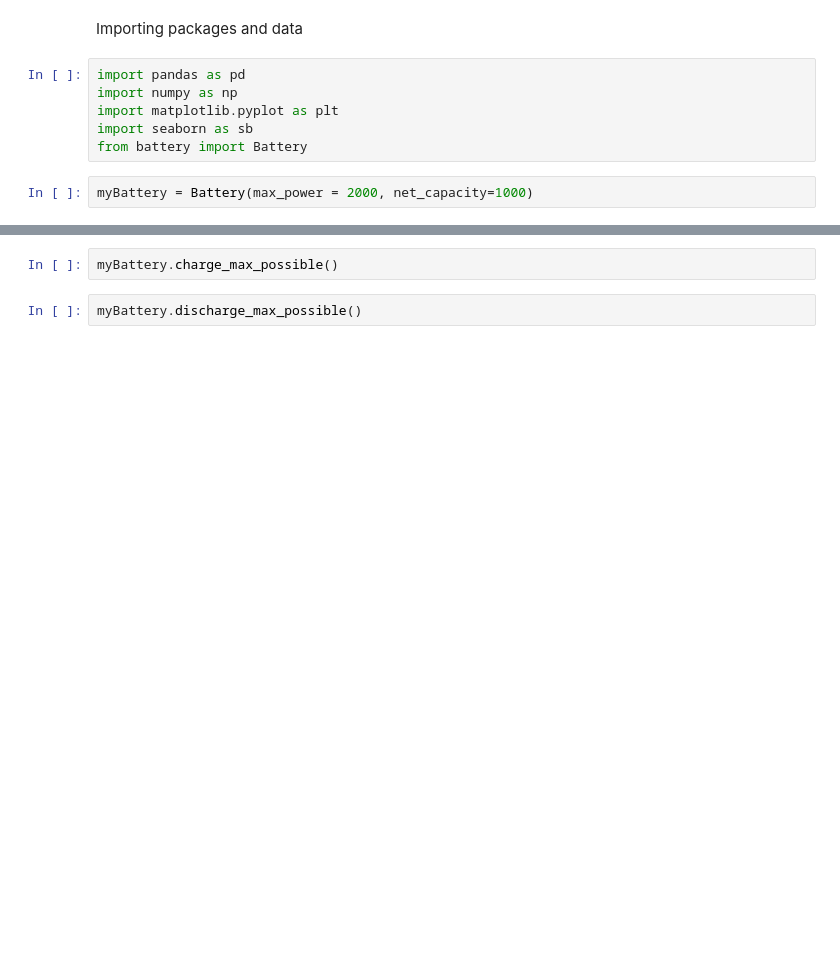
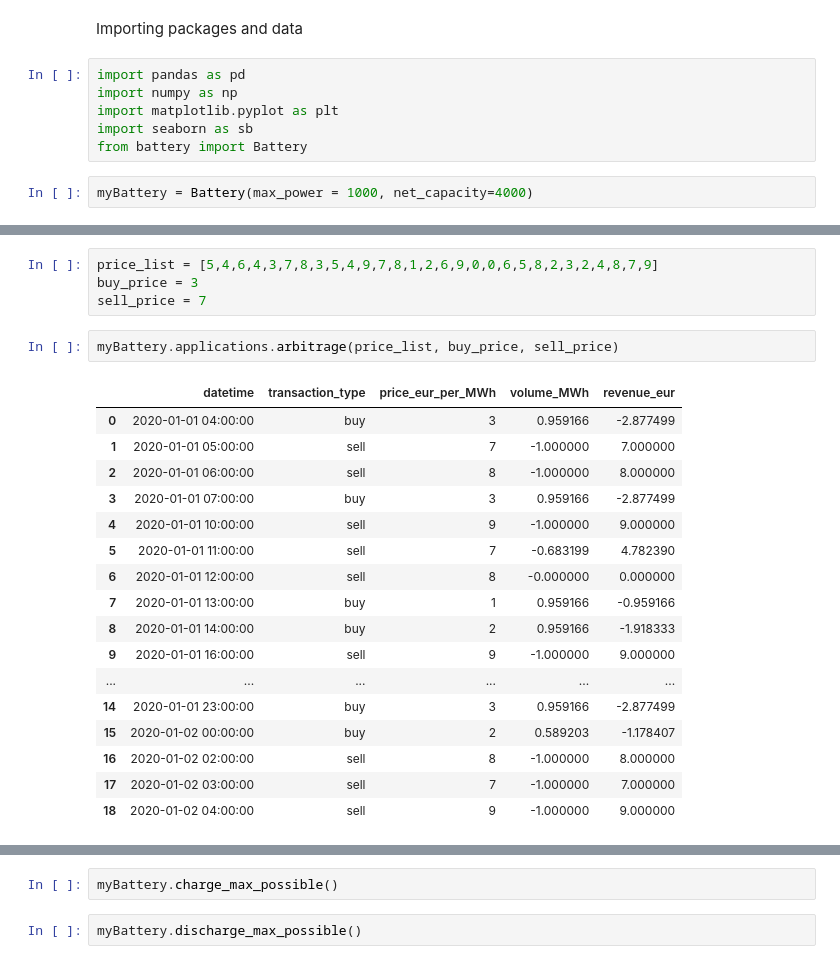
Before and after one commit to gstrothmann/Battery, a Jupyter notebook: Python_Battery_Package.ipynb, the cells around one changed output, grey strips where cells are left out. Cells and saved outputs as stored; diff of their text form; blank space fills up the shorter version.

Commit message:
function arbitrage added

```diff
--- a/Python_Battery_Package.ipynb
+++ b/Python_Battery_Package.ipynb
@@ -7,4 +7,4 @@ import matplotlib.pyplot as plt
 import seaborn as sb
 from battery import Battery
 # %%
-myBattery = Battery(max_power = 2000, net_capacity=1000)
+myBattery = Battery(max_power = 1000, net_capacity=4000)
@@ -10,0 +22,24 @@ myBattery = Battery(max_power = 2000, net_capacity=1000)
+# %%
+price_list = [5,4,6,4,3,7,8,3,5,4,9,7,8,1,2,6,9,0,0,6,5,8,2,3,2,4,8,7,9]
+buy_price = 3
+sell_price = 7
+# %%
+myBattery.applications.arbitrage(price_list, buy_price, sell_price)
+# %% [output]
+|  | datetime | transaction_type | price_eur_per_MWh | volume_MWh | revenue_eur |
+| 0 | 2020-01-01 04:00:00 | buy | 3 | 0.959166 | -2.877499 |
+| 1 | 2020-01-01 05:00:00 | sell | 7 | -1.000000 | 7.000000 |
+| 2 | 2020-01-01 06:00:00 | sell | 8 | -1.000000 | 8.000000 |
+| 3 | 2020-01-01 07:00:00 | buy | 3 | 0.959166 | -2.877499 |
+| 4 | 2020-01-01 10:00:00 | sell | 9 | -1.000000 | 9.000000 |
+| 5 | 2020-01-01 11:00:00 | sell | 7 | -0.683199 | 4.782390 |
+| 6 | 2020-01-01 12:00:00 | sell | 8 | -0.000000 | 0.000000 |
+| 7 | 2020-01-01 13:00:00 | buy | 1 | 0.959166 | -0.959166 |
+| 8 | 2020-01-01 14:00:00 | buy | 2 | 0.959166 | -1.918333 |
+| 9 | 2020-01-01 16:00:00 | sell | 9 | -1.000000 | 9.000000 |
+| ... | ... | ... | ... | ... | ... |
+| 14 | 2020-01-01 23:00:00 | buy | 3 | 0.959166 | -2.877499 |
+| 15 | 2020-01-02 00:00:00 | buy | 2 | 0.589203 | -1.178407 |
+| 16 | 2020-01-02 02:00:00 | sell | 8 | -1.000000 | 8.000000 |
+| 17 | 2020-01-02 03:00:00 | sell | 7 | -1.000000 | 7.000000 |
+| 18 | 2020-01-02 04:00:00 | sell | 9 | -1.000000 | 9.000000 |
```
Also changed, not shown: parts of 4 cells of this notebook, 3 other files.
